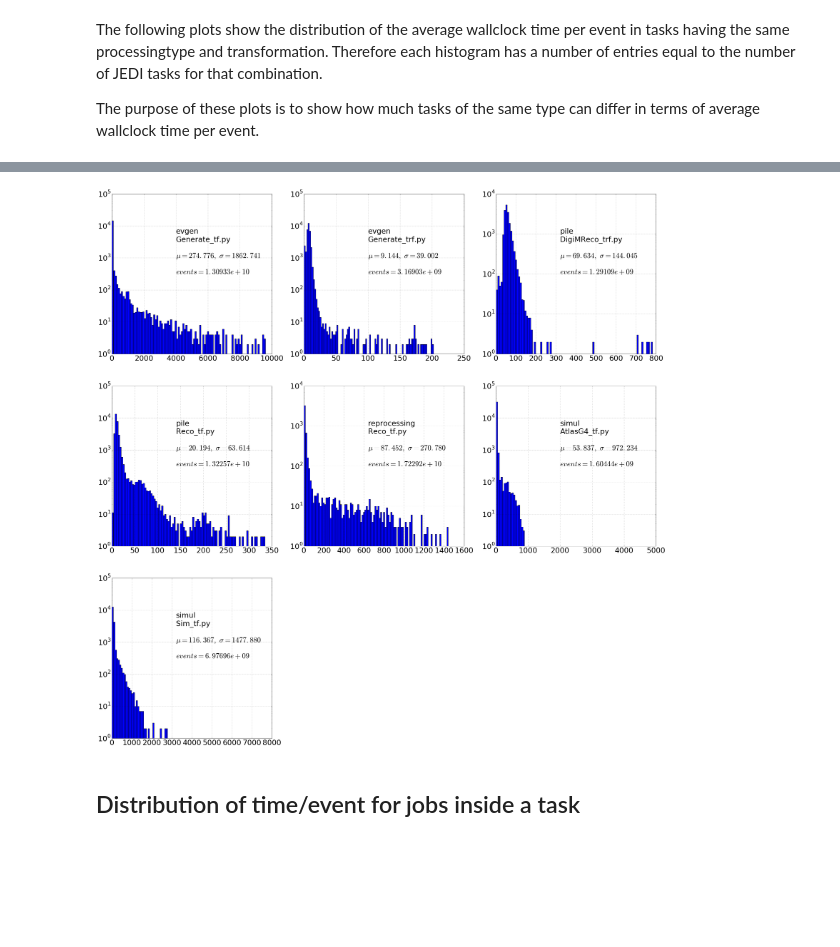
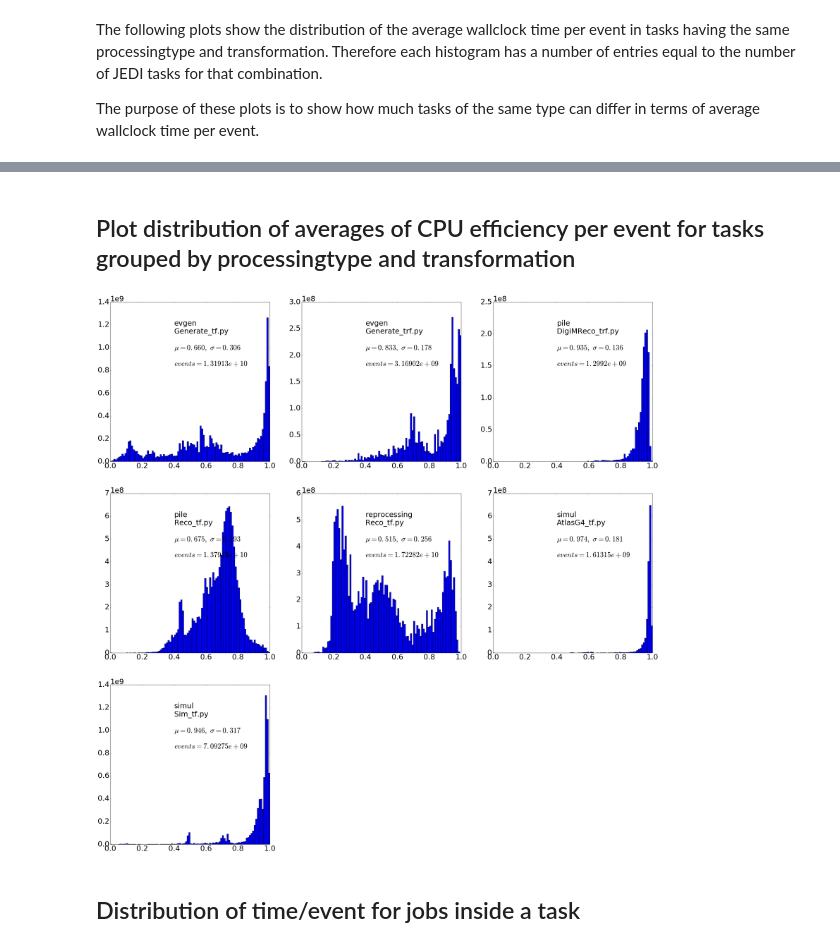
Before and after one commit to sciaba/ATLAS-CPU-time-analysis, a Jupyter notebook: Notebooks/Job_CPUtime_analysis.ipynb, the cells around one changed output, grey strips where cells are left out. Drawn from its saved outputs; the diff is of its cells as text; code cells hidden in the pictures; blank space fills up the shorter version.

```diff
--- a/Notebooks/Job_CPUtime_analysis.ipynb
+++ b/Notebooks/Job_CPUtime_analysis.ipynb
@@ -359,3 +410,30 @@ for (p, t), g in grouped:
 The following plots show the distribution of the average wallclock time per event in tasks having the same processingtype and transformation. Therefore each histogram has a number of entries equal to the number of JEDI tasks for that combination.
 
 The purpose of these plots is to show how much tasks of the same type can differ in terms of average wallclock time per event.
+# %%
+fig = plt.figure(figsize=(40,40))
+plt.rcParams.update({'font.size': 30})
+var = 'wallevt_avg'
+wc_tot = df['wc'].sum()
+i = 1
+
+grouped = df.groupby(['processingtype', 'transformation'], as_index=False)
+
+for (p, t), g in grouped:
+    if re.search(r"merge", t, flags=re.IGNORECASE):
+        continue
+    if g['wc'].sum() < 0.015 * wc_tot:
+        continue
+    mean = np.average(g[var], weights=g['jevts'])   # average time weighted with no. of events
+    std = math.sqrt(np.average((g[var] - mean)**2, weights=g['jevts']))
+    range = [0., mean + std * 10.]
+    sp = plt.subplot(3, 3, i)
+    plt.hist(g[var].tolist(), bins=100, range=range, weights=g['jevts'].tolist(), log=True)   # integral is total no. of events
+    t_x = lambda x: sp.get_xlim()[0] + (sp.get_xlim()[1] - sp.get_xlim()[0]) * x
+    t_y = lambda x: sp.get_ylim()[0] + (sp.get_ylim()[1] - sp.get_ylim()[0]) * x
+    plt.text(t_x(.4), sp.get_ylim()[0] * (sp.get_ylim()[1] / sp.get_ylim()[0])**.8, p+'\n'+t)
+    stats = r'$\mu=%.3f,\ \sigma=%.3f$' % (mean, std)
+    plt.text(t_x(.4), sp.get_ylim()[0] * (sp.get_ylim()[1] / sp.get_ylim()[0])**.7, stats)
+    stats = r'$\mathit{events}=%g$' % g['jevts'].sum()
+    plt.text(t_x(.4), sp.get_ylim()[0] * (sp.get_ylim()[1] / sp.get_ylim()[0])**.6, stats)
+    i += 1
@@ -362,32 +442,34 @@ The purpose of these plots is to show how much tasks of the same type can differ
+# %% [markdown]
+## Plot distribution of averages of CPU efficiency per event for tasks grouped by processingtype and transformation
 # %%
 fig = plt.figure(figsize=(40,40))
 plt.rcParams.update({'font.size': 30})
-var = 'wallevt_avg'
+var = 'eff'
 wc_tot = df['wc'].sum()
 i = 1
 
 grouped = df.groupby(['processingtype', 'transformation'], as_index=False)
 
 for (p, t), g in grouped:
     if re.search(r"merge", t, flags=re.IGNORECASE):
         continue
     if g['wc'].sum() < 0.015 * wc_tot:
         continue
-    mean = g[var].mean()
-    std = g[var].std()
-    range = [0., mean + std * 5]
+    mean = np.average(g[var], weights=g['jevts'])   # average time weighted with no. of events
+    std = math.sqrt(np.average((g[var] - mean)**2, weights=g['jevts']))
+    range = [0., 1.]
     sp = plt.subplot(3, 3, i)
-    g[var].hist(bins=100, range=range, log=True)
+    plt.hist(g[var].tolist(), bins=100, range=range, weights=g['jevts'].tolist(), log=False)   # integral is total no. of events
     t_x = lambda x: sp.get_xlim()[0] + (sp.get_xlim()[1] - sp.get_xlim()[0]) * x
     t_y = lambda x: sp.get_ylim()[0] + (sp.get_ylim()[1] - sp.get_ylim()[0]) * x
-    plt.text(t_x(0.4), t_y(1.)**.7, p+'\n'+t)
+    plt.text(t_x(.4), t_y(.8), p+'\n'+t)
     stats = r'$\mu=%.3f,\ \sigma=%.3f$' % (mean, std)
-    plt.text(t_x(.4), t_y(1.)**.6, stats)
+    plt.text(t_x(.4), t_y(.7), stats)
     stats = r'$\mathit{events}=%g$' % g['jevts'].sum()
-    plt.text(t_x(.4), t_y(1.)**.5, stats)
+    plt.text(t_x(.4), t_y(.6), stats)
     i += 1
 # %% [output]
-[figure, old version]
+[figure, new version]
 # %% [markdown]
 ## Distribution of time/event for jobs inside a task
 # %%
```
Also changed, not shown: parts of 28 cells of this notebook, 1 other file.
